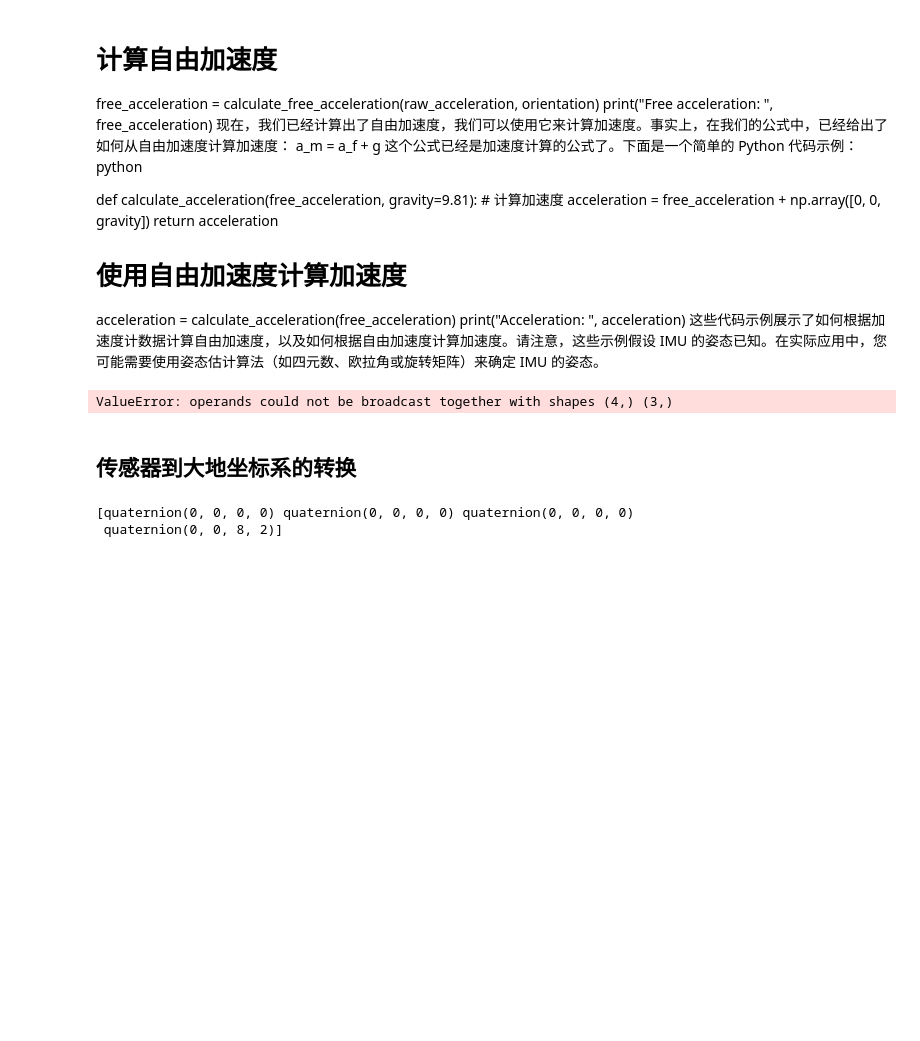
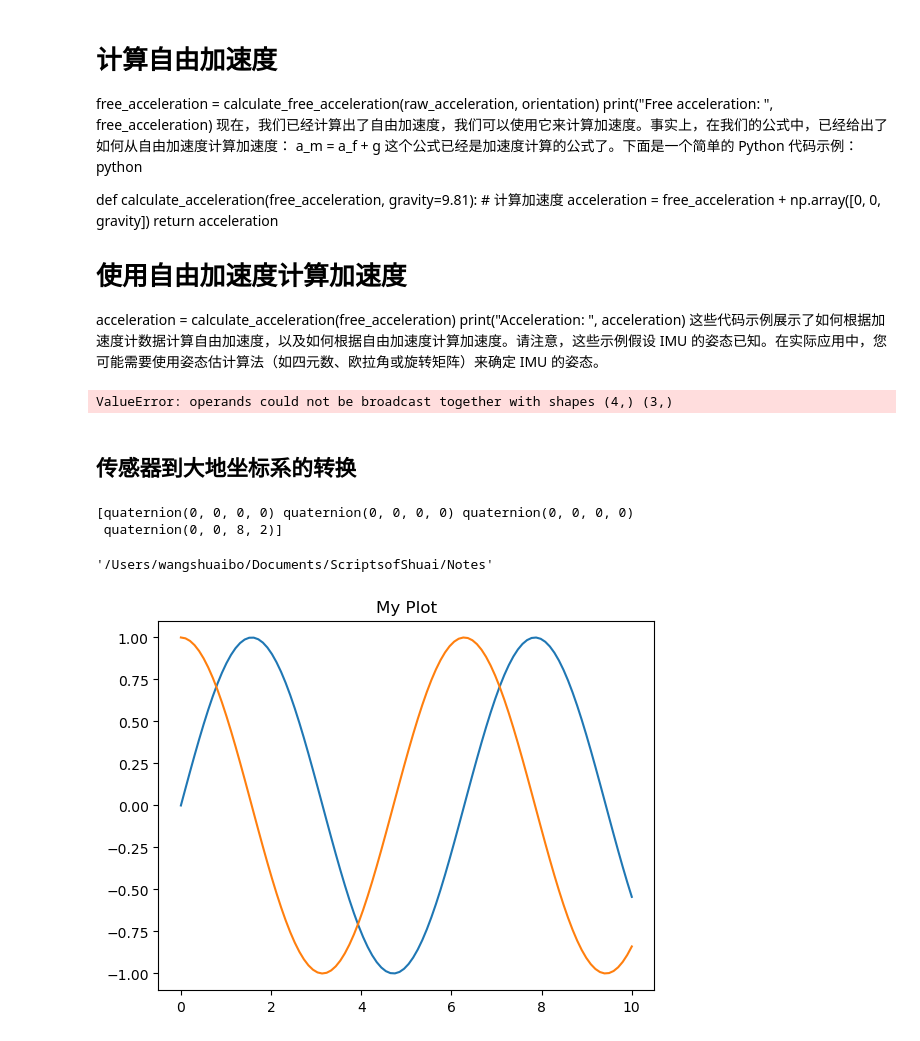
Before and after one commit to Allwillcome/--_----, a Jupyter notebook: Notes/20230416_PythonExercise.ipynb, the cells around one changed output. Saved outputs shown, nothing was run; the diff lists cells and outputs as text; code cells hidden in the pictures; blank space fills up the shorter version.

Commit message:
将 matplotlib 转变为 html 并增加交互功能

```diff
--- a/Notes/20230416_PythonExercise.ipynb
+++ b/Notes/20230416_PythonExercise.ipynb
@@ -496,0 +502,29 @@ print(X_L)
+# %%
+os.getcwd()
+# %% [output]
+'/Users/wangshuaibo/Documents/ScriptsofShuai/Notes'
+# %%
+import numpy as np
+import matplotlib.pyplot as plt
+import mpld3
+from mpld3 import plugins
+
+fig, ax = plt.subplots()
+x = np.linspace(0,10,100)
+y = np.sin(x)
+z = np.cos(x)
+line1, = ax.plot(x,y,label="sin")
+line2, = ax.plot(x,z,label="cos")
+ax.set_title("My Plot")
+
+# 创建交互式图插件
+handles, labels = ax.get_legend_handles_labels() # 获取图例句柄和标签
+interactive_legend = plugins.InteractiveLegendPlugin(handles,labels) # 创建交互式图例插件
+
+# 将插件连接到图形上
+plugins.connect(fig, interactive_legend,plugins.MousePosition(fontsize=14))
+# Mouseposition 可以帮助显示曲线的具体数值
+
+mpld3.save_html(fig, "myplot.html")
+# %% [output]
+[figure, added]
```
Also changed, not shown: parts of 2 cells of this notebook.
